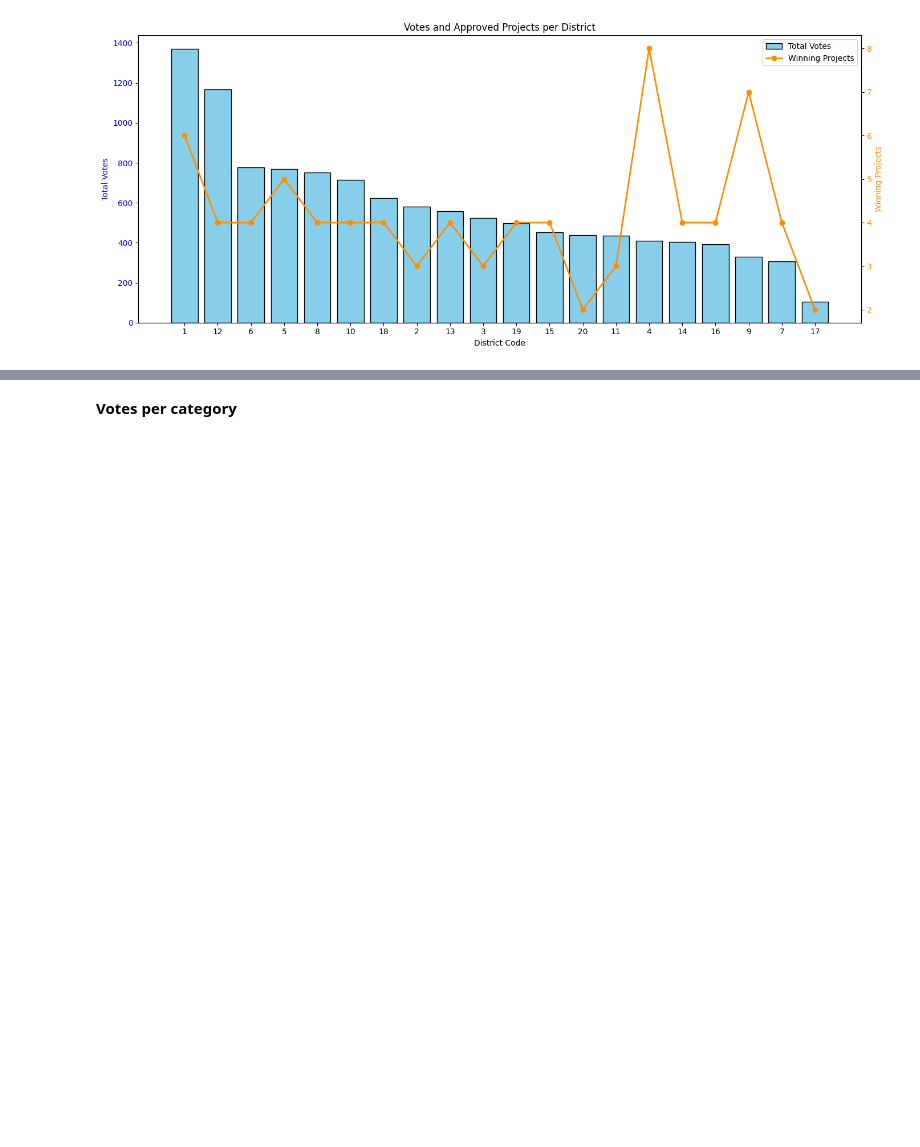
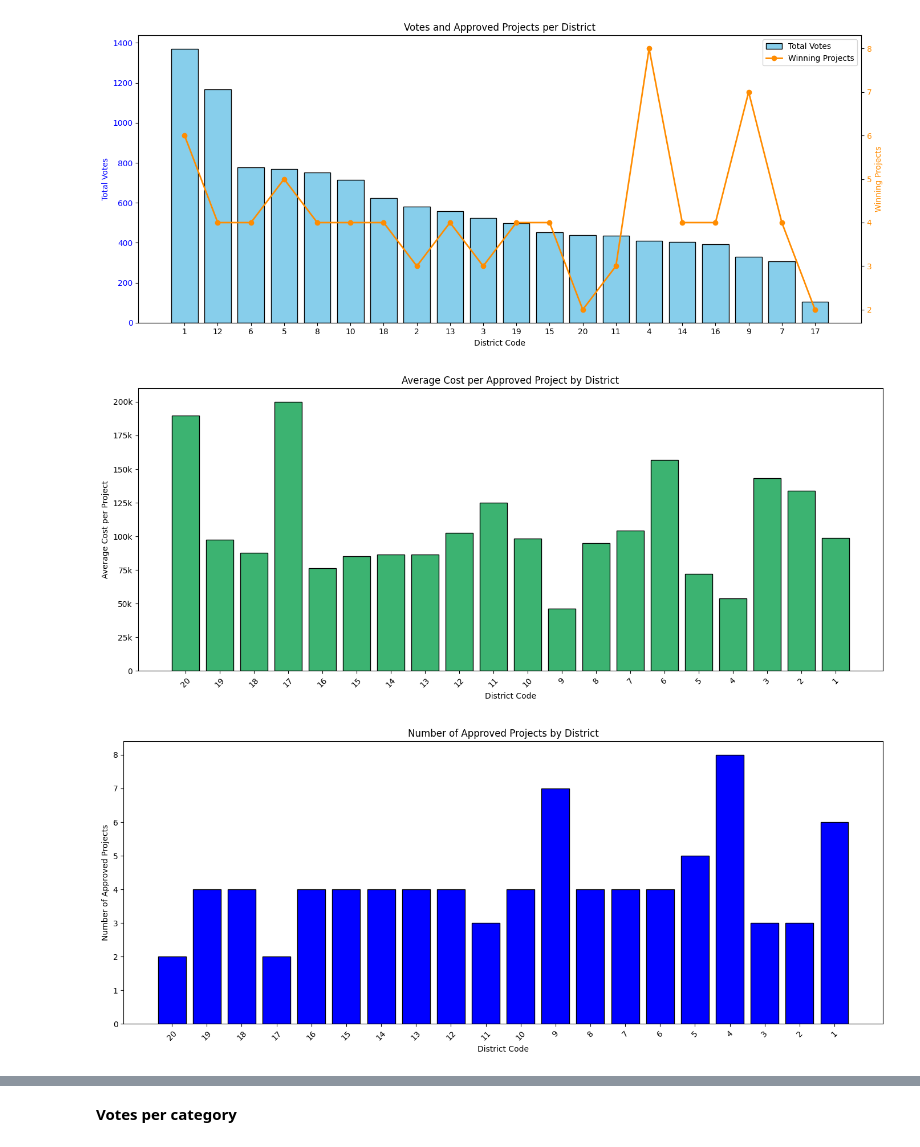
Before and after one commit to SamuelMalaga/M2IS-Internship-XAI, a Jupyter notebook: XAI_Descritpive_analysis.ipynb, the cells around one changed output, grey strips where cells are left out. Cells and saved outputs as stored; diff of their text form; code cells hidden in the pictures; blank space fills up the shorter version.

```diff
--- a/XAI_Descritpive_analysis.ipynb
+++ b/XAI_Descritpive_analysis.ipynb
@@ -290,3 +290,62 @@ ax1.legend(lines, labels, loc='upper right')
 plt.show()
 # %% [output]
 [figure]
+# %%
+
+# Filter approved projects
+approved_df = aggregatedProjectsDF.loc[aggregatedProjectsDF.approved]
+
+# Compute metrics per district
+approved_projects = approved_df.groupby('agg_district_code').size()
+avg_cost_per_district = approved_df.groupby('agg_district_code')['cost'].mean()
+
+# Combine into a DataFrame
+result = pd.DataFrame({
+    'approved_projects': approved_projects,
+    'avg_cost_per_project': avg_cost_per_district
+}).fillna(0)
+
+from matplotlib.ticker import FuncFormatter
+
+# Function to abbreviate numbers
+def abbreviate_number(x, pos):
+    if x >= 1_000_000:
+        return f'{x/1_000_000:.0f}M'
+    elif x >= 1_000:
+        return f'{x/1_000:.0f}k'
+    else:
+        return f'{int(x)}'
+
+# ----------- Plot 1: Average Cost per Project (Bar Chart with Abbreviated Y-Axis) -----------
+result_cost_sorted = result.sort_values('agg_district_code', ascending=False)
+
+plt.figure(figsize=(14, 6))
+plt.bar(result_cost_sorted.index.astype(str), result_cost_sorted['avg_cost_per_project'],
+        color='mediumseagreen', edgecolor='black')
+plt.xlabel('District Code')
+plt.ylabel('Average Cost per Project')
+plt.title('Average Cost per Approved Project by District')
+plt.xticks(rotation=45)
+
+# Apply the formatter
+ax = plt.gca()
+ax.yaxis.set_major_formatter(FuncFormatter(abbreviate_number))
+
+plt.tight_layout()
+plt.show()
+
+# ----------- Plot 2: Number of Approved Projects (Line Plot) -----------
+result_approved_sorted = result.sort_values('agg_district_code', ascending=False)
+
+plt.figure(figsize=(14, 6))
+plt.bar(result_approved_sorted.index.astype(str), result_approved_sorted['approved_projects'],
+         color='blue', edgecolor='black')
+plt.xlabel('District Code')
+plt.ylabel('Number of Approved Projects')
+plt.title('Number of Approved Projects by District')
+plt.xticks(rotation=45)
+plt.tight_layout()
+plt.show()
+# %% [output]
+[figure, added]
+[figure, added]
```
Also changed, not shown: parts of 3 cells of this notebook, 10 other files.
